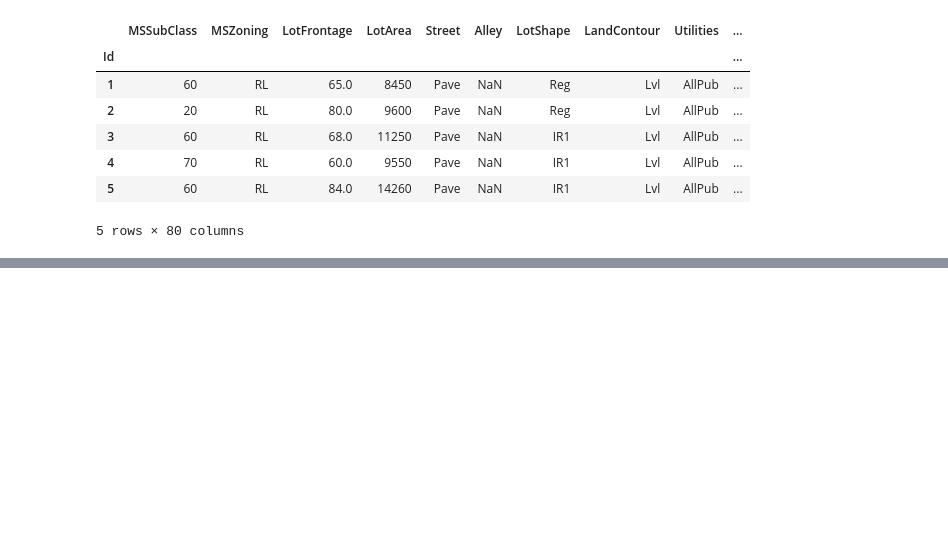
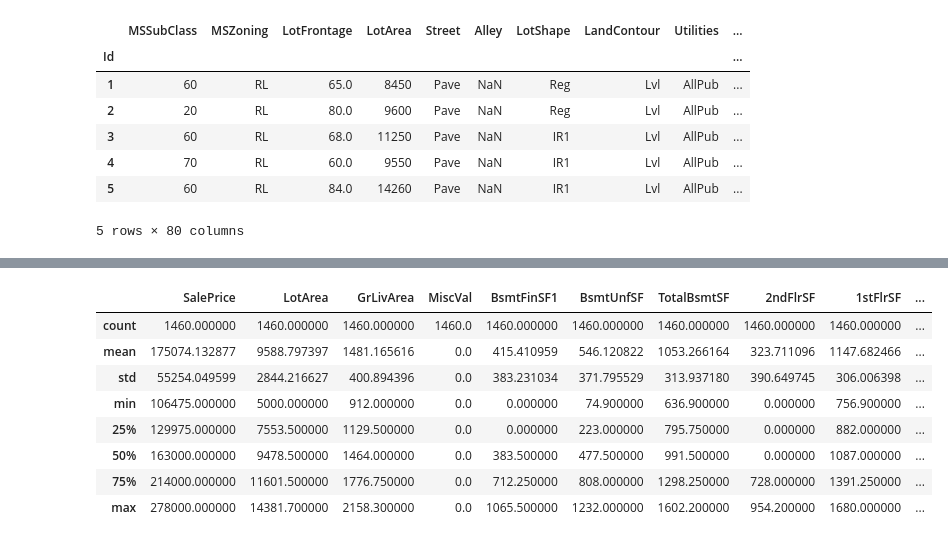
Before and after one commit to Sam50x/ML-from-Scratch, a Jupyter notebook: 1 - Linear Regression/notebook.ipynb, the cells around one changed output, grey strips where cells are left out. Saved outputs shown, nothing was run; the diff lists cells and outputs as text; code cells hidden in the pictures; blank space fills up the shorter version.

```diff
--- a/1 - Linear Regression/notebook.ipynb
+++ b/1 - Linear Regression/notebook.ipynb
@@ -95,0 +156,12 @@ train_df.head()
+# %%
+train_df[highest_std].describe()
+# %% [output]
+|  | SalePrice | LotArea | GrLivArea | MiscVal | BsmtFinSF1 | BsmtUnfSF | TotalBsmtSF | 2ndFlrSF | 1stFlrSF | ... |
+| count | 1460.000000 | 1460.000000 | 1460.000000 | 1460.0 | 1460.000000 | 1460.000000 | 1460.000000 | 1460.000000 | 1460.000000 | ... |
+| mean | 175074.132877 | 9588.797397 | 1481.165616 | 0.0 | 415.410959 | 546.120822 | 1053.266164 | 323.711096 | 1147.682466 | ... |
+| std | 55254.049599 | 2844.216627 | 400.894396 | 0.0 | 383.231034 | 371.795529 | 313.937180 | 390.649745 | 306.006398 | ... |
+| min | 106475.000000 | 5000.000000 | 912.000000 | 0.0 | 0.000000 | 74.900000 | 636.900000 | 0.000000 | 756.900000 | ... |
+| 25% | 129975.000000 | 7553.500000 | 1129.500000 | 0.0 | 0.000000 | 223.000000 | 795.750000 | 0.000000 | 882.000000 | ... |
+| 50% | 163000.000000 | 9478.500000 | 1464.000000 | 0.0 | 383.500000 | 477.500000 | 991.500000 | 0.000000 | 1087.000000 | ... |
+| 75% | 214000.000000 | 11601.500000 | 1776.750000 | 0.0 | 712.250000 | 808.000000 | 1298.250000 | 728.000000 | 1391.250000 | ... |
+| max | 278000.000000 | 14381.700000 | 2158.300000 | 0.0 | 1065.500000 | 1232.000000 | 1602.200000 | 954.200000 | 1680.000000 | ... |
```
Also changed, not shown: parts of 11 cells of this notebook.
